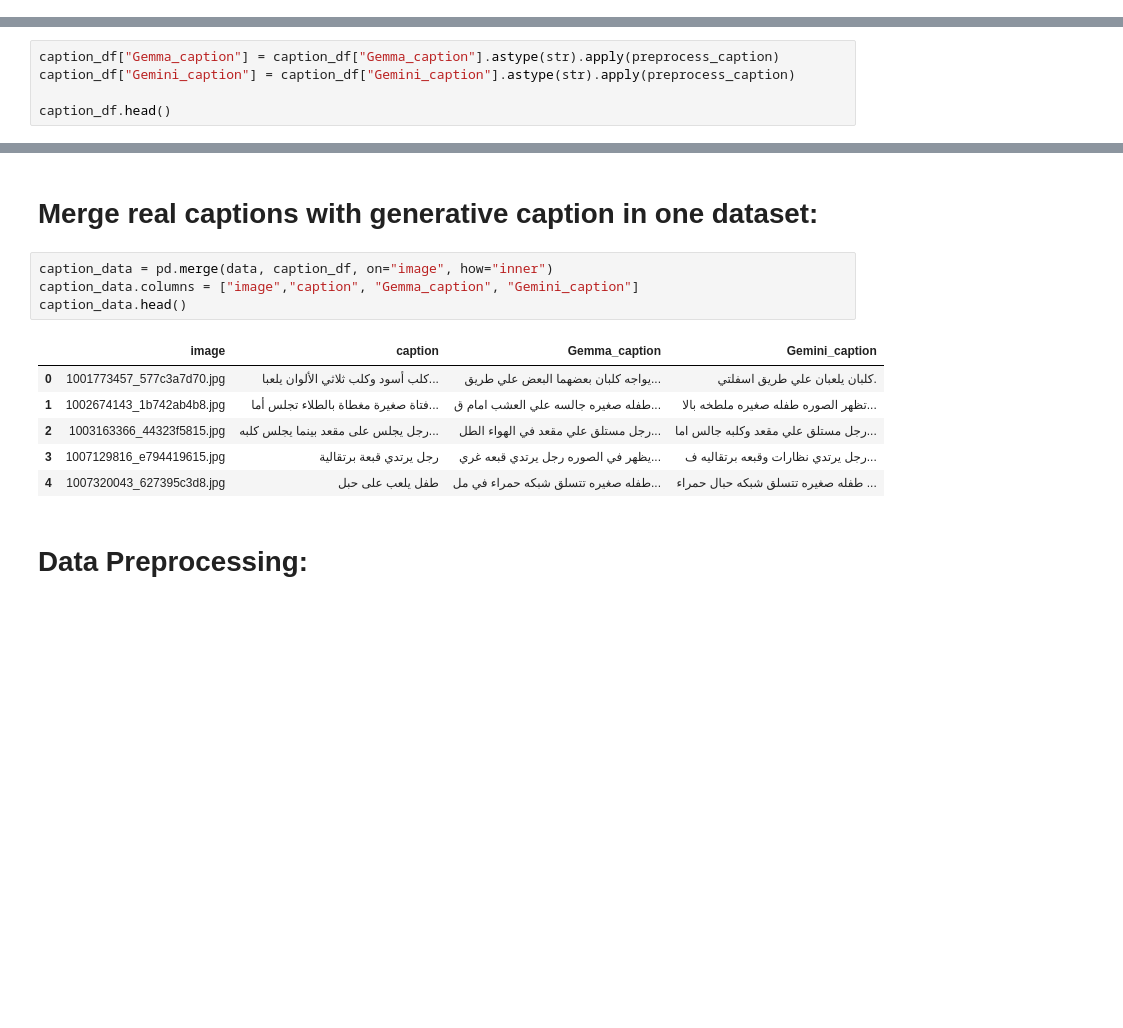
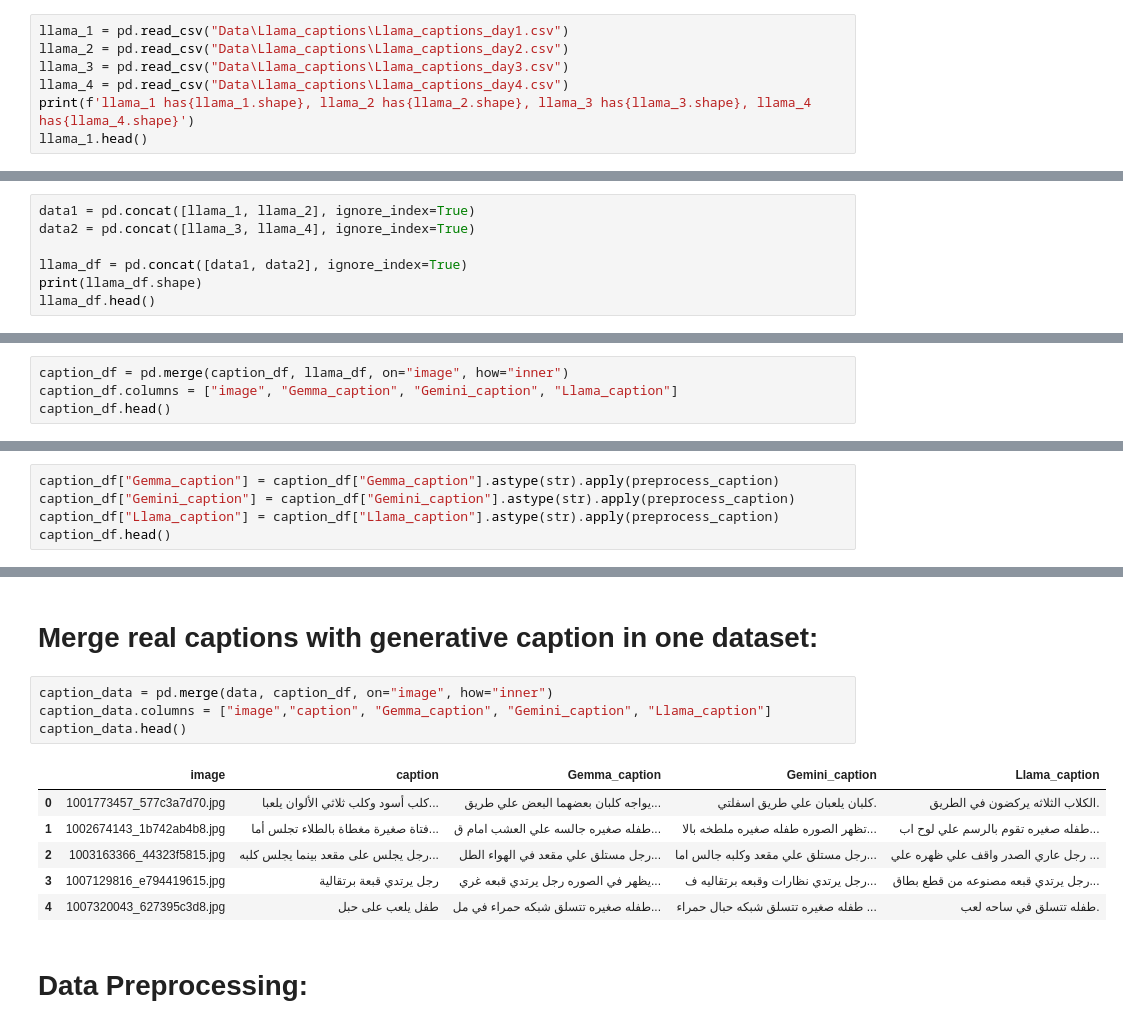
Before and after one commit to khaoula023/image_caption_generation, a Jupyter notebook: research/caption_preprocessing.ipynb, the cells around one changed output, grey strips where cells are left out. Cells and saved outputs as stored; diff of their text form; blank space fills up the shorter version.

Commit message:
Caption Preprocessing

```diff
--- a/research/caption_preprocessing.ipynb
+++ b/research/caption_preprocessing.ipynb
@@ -150,0 +153,7 @@ Name: caption, dtype: object
+# %%
+llama_1 = pd.read_csv("Data\Llama_captions\Llama_captions_day1.csv")
+llama_2 = pd.read_csv("Data\Llama_captions\Llama_captions_day2.csv")
+llama_3 = pd.read_csv("Data\Llama_captions\Llama_captions_day3.csv")
+llama_4 = pd.read_csv("Data\Llama_captions\Llama_captions_day4.csv")
+print(f'llama_1 has{llama_1.shape}, llama_2 has{llama_2.shape}, llama_3 has{llama_3.shape}, llama_4 has{llama_4.shape}')
+llama_1.head()
@@ -150,0 +168,7 @@ Name: caption, dtype: object
+# %%
+data1 = pd.concat([llama_1, llama_2], ignore_index=True)
+data2 = pd.concat([llama_3, llama_4], ignore_index=True)
+
+llama_df = pd.concat([data1, data2], ignore_index=True)
+print(llama_df.shape)
+llama_df.head()
@@ -159,3 +196,7 @@ caption_df.head()
 | 2 | 1003163366_44323f5815.jpg | بالتأكيد، إليك وصف للصورة في جملة... | يظهر في الصورة رجل مستلقٍ على مقع... |
 | 3 | 1007129816_e794419615.jpg | بالتأكيد، إليك وصف للصورة في جملة... | رجل يرتدي نظارات وقبعة برتقالية ف... |
 | 4 | 1007320043_627395c3d8.jpg | الصورة تظهر طفلة صغيرة تتسلق شبكة... | طفلة صغيرة تتسلق شبكة حبال حمراء ... |
+# %%
+caption_df = pd.merge(caption_df, llama_df, on="image", how="inner")
+caption_df.columns = ["image", "Gemma_caption", "Gemini_caption", "Llama_caption"]
+caption_df.head()
@@ -208,6 +256,6 @@ def preprocess_caption(text):
 # %%
 caption_df["Gemma_caption"] = caption_df["Gemma_caption"].astype(str).apply(preprocess_caption)
 caption_df["Gemini_caption"] = caption_df["Gemini_caption"].astype(str).apply(preprocess_caption)
-
+caption_df["Llama_caption"] = caption_df["Llama_caption"].astype(str).apply(preprocess_caption)
 caption_df.head()
 # %% [output]
@@ -233,15 +281,15 @@ data.head()
 # Merge real captions with generative caption in one dataset:
 # %%
 caption_data = pd.merge(data, caption_df, on="image", how="inner")
-caption_data.columns = ["image","caption", "Gemma_caption", "Gemini_caption"]
+caption_data.columns = ["image","caption", "Gemma_caption", "Gemini_caption", "Llama_caption"]
 caption_data.head()
 # %% [output]
-|  | image | caption | Gemma_caption | Gemini_caption |
-| 0 | 1001773457_577c3a7d70.jpg | كلب أسود وكلب ثلاثي الألوان يلعبا... | يواجه كلبان بعضهما البعض علي طريق... | كلبان يلعبان علي طريق اسفلتي. |
-| 1 | 1002674143_1b742ab4b8.jpg | فتاة صغيرة مغطاة بالطلاء تجلس أما... | طفله صغيره جالسه علي العشب امام ق... | تظهر الصوره طفله صغيره ملطخه بالا... |
-| 2 | 1003163366_44323f5815.jpg | رجل يجلس على مقعد بينما يجلس كلبه... | رجل مستلق علي مقعد في الهواء الطل... | رجل مستلق علي مقعد وكلبه جالس اما... |
-| 3 | 1007129816_e794419615.jpg | رجل يرتدي قبعة برتقالية | يظهر في الصوره رجل يرتدي قبعه غري... | رجل يرتدي نظارات وقبعه برتقاليه ف... |
-| 4 | 1007320043_627395c3d8.jpg | طفل يلعب على حبل | طفله صغيره تتسلق شبكه حمراء في مل... | طفله صغيره تتسلق شبكه حبال حمراء ... |
+|  | image | caption | Gemma_caption | Gemini_caption | Llama_caption |
+| 0 | 1001773457_577c3a7d70.jpg | كلب أسود وكلب ثلاثي الألوان يلعبا... | يواجه كلبان بعضهما البعض علي طريق... | كلبان يلعبان علي طريق اسفلتي. | الكلاب الثلاثه يركضون في الطريق. |
+| 1 | 1002674143_1b742ab4b8.jpg | فتاة صغيرة مغطاة بالطلاء تجلس أما... | طفله صغيره جالسه علي العشب امام ق... | تظهر الصوره طفله صغيره ملطخه بالا... | طفله صغيره تقوم بالرسم علي لوح اب... |
+| 2 | 1003163366_44323f5815.jpg | رجل يجلس على مقعد بينما يجلس كلبه... | رجل مستلق علي مقعد في الهواء الطل... | رجل مستلق علي مقعد وكلبه جالس اما... | رجل عاري الصدر واقف علي ظهره علي ... |
+| 3 | 1007129816_e794419615.jpg | رجل يرتدي قبعة برتقالية | يظهر في الصوره رجل يرتدي قبعه غري... | رجل يرتدي نظارات وقبعه برتقاليه ف... | رجل يرتدي قبعه مصنوعه من قطع بطاق... |
+| 4 | 1007320043_627395c3d8.jpg | طفل يلعب على حبل | طفله صغيره تتسلق شبكه حمراء في مل... | طفله صغيره تتسلق شبكه حبال حمراء ... | طفله تتسلق في ساحه لعب. |
 # %% [markdown]
 # Data Preprocessing:
 # %%
```
Also changed, not shown: parts of 9 cells of this notebook, 6 other files.
